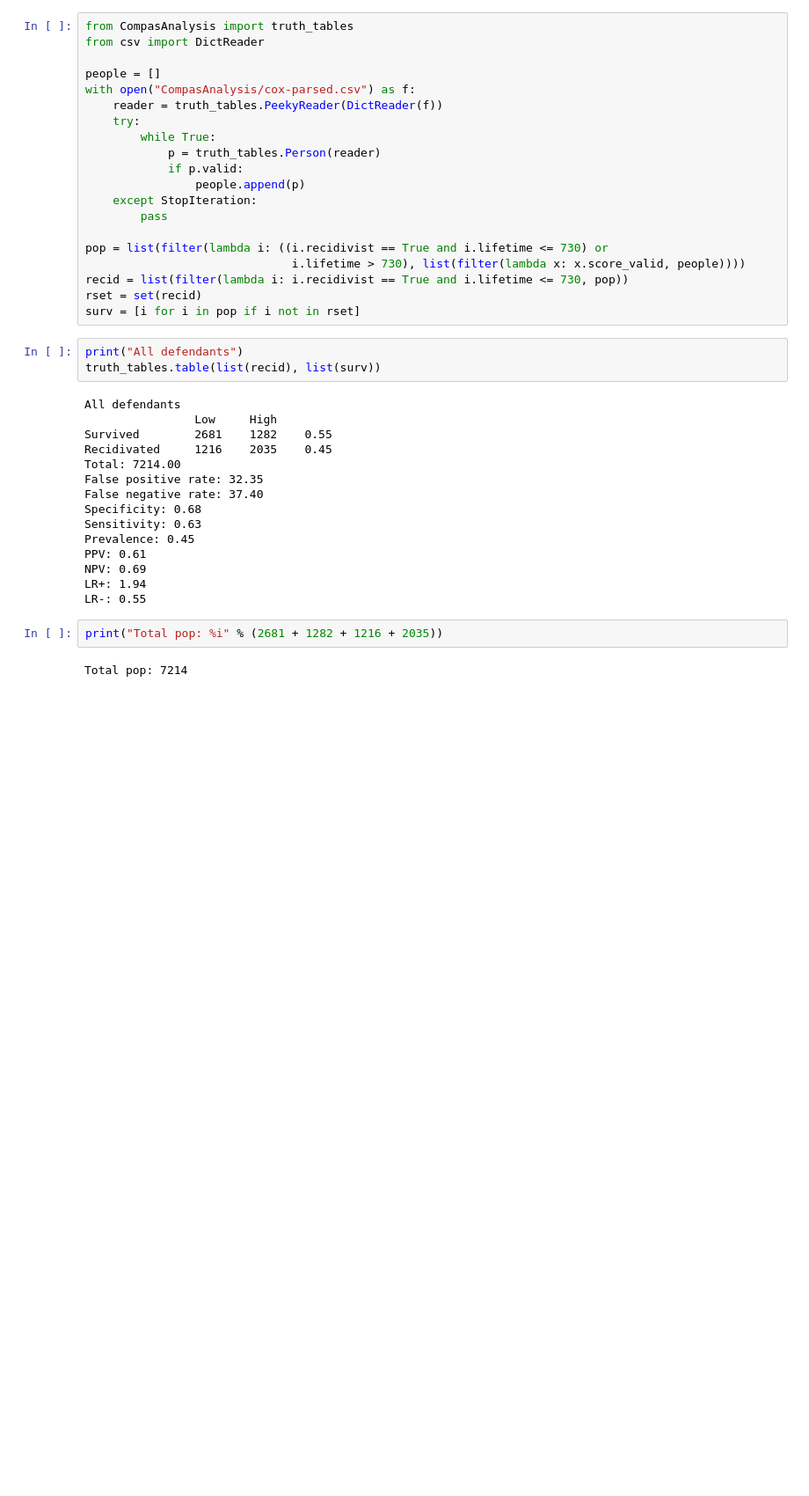
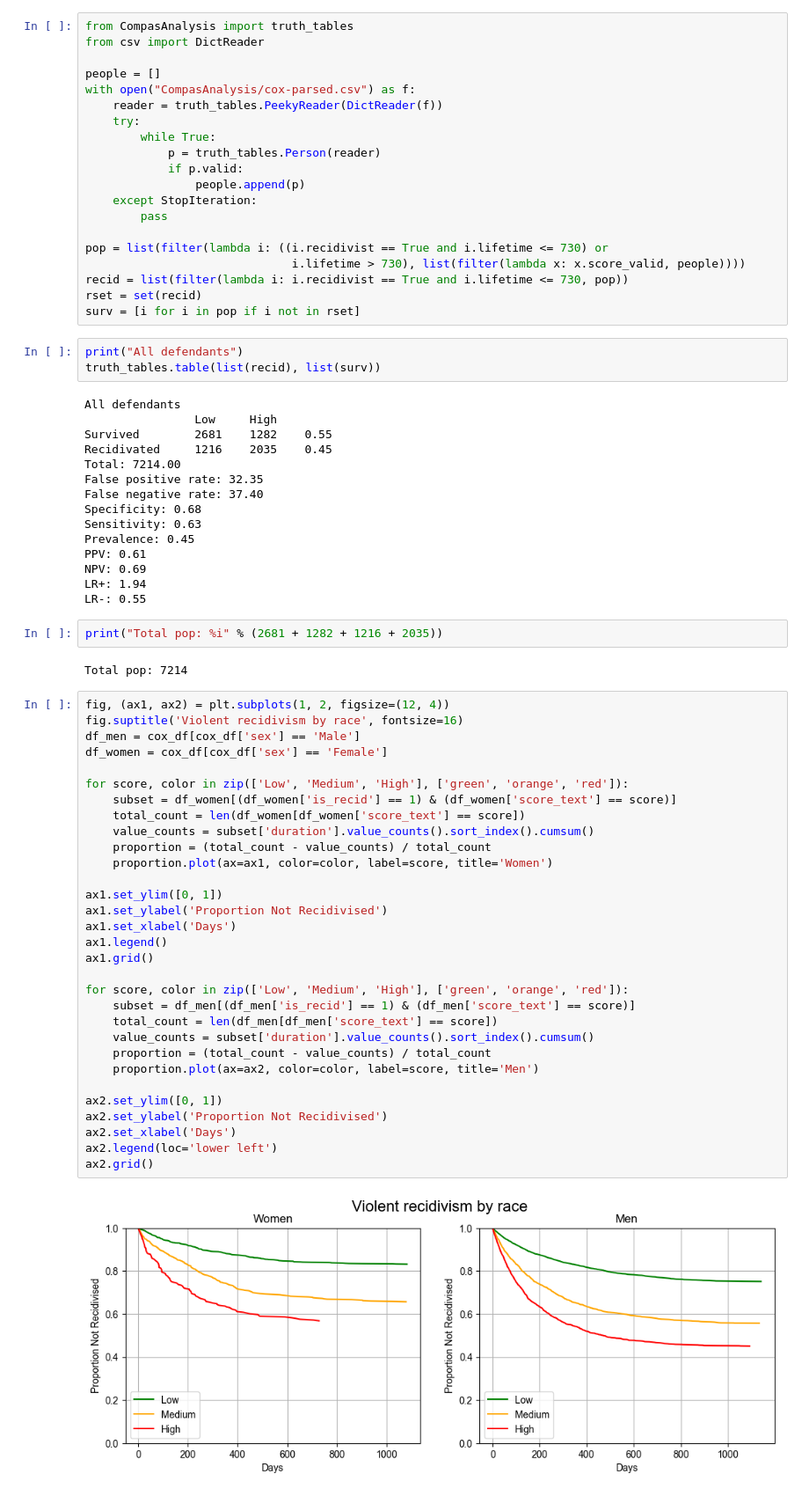
Before and after one commit to lisds/project-BannedBooks, a Jupyter notebook: Playground.ipynb, the cells around one changed output. Shown: that part at 88% size. Saved outputs shown, nothing was run; the diff lists cells and outputs as text; blank space fills up the shorter version.

```diff
--- a/Playground.ipynb
+++ b/Playground.ipynb
@@ -386,3 +433,36 @@ LR-: 0.55
 print("Total pop: %i" % (2681 + 1282 + 1216 + 2035))
 # %% [output]
 Total pop: 7214
+# %%
+fig, (ax1, ax2) = plt.subplots(1, 2, figsize=(12, 4))
+fig.suptitle('Violent recidivism by race', fontsize=16)
+df_men = cox_df[cox_df['sex'] == 'Male']
+df_women = cox_df[cox_df['sex'] == 'Female']
+
+for score, color in zip(['Low', 'Medium', 'High'], ['green', 'orange', 'red']):
+    subset = df_women[(df_women['is_recid'] == 1) & (df_women['score_text'] == score)]
+    total_count = len(df_women[df_women['score_text'] == score])
+    value_counts = subset['duration'].value_counts().sort_index().cumsum()
+    proportion = (total_count - value_counts) / total_count
+    proportion.plot(ax=ax1, color=color, label=score, title='Women')
+
+ax1.set_ylim([0, 1])
+ax1.set_ylabel('Proportion Not Recidivised')
+ax1.set_xlabel('Days')
+ax1.legend()
+ax1.grid()
+
+for score, color in zip(['Low', 'Medium', 'High'], ['green', 'orange', 'red']):
+    subset = df_men[(df_men['is_recid'] == 1) & (df_men['score_text'] == score)]
+    total_count = len(df_men[df_men['score_text'] == score])
+    value_counts = subset['duration'].value_counts().sort_index().cumsum()
+    proportion = (total_count - value_counts) / total_count
+    proportion.plot(ax=ax2, color=color, label=score, title='Men')
+
+ax2.set_ylim([0, 1])
+ax2.set_ylabel('Proportion Not Recidivised')
+ax2.set_xlabel('Days')
+ax2.legend(loc='lower left')
+ax2.grid()
+# %% [output]
+[figure, added]
```
Also changed, not shown: parts of 13 cells of this notebook, 2 other files.
